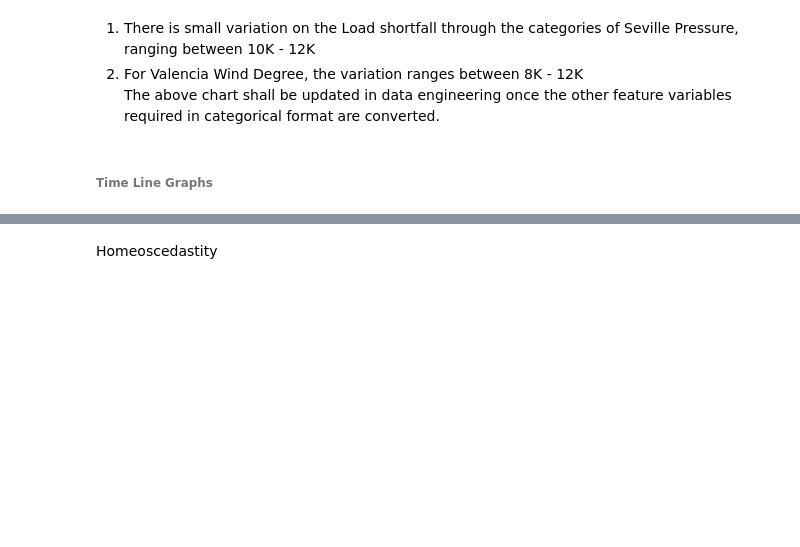
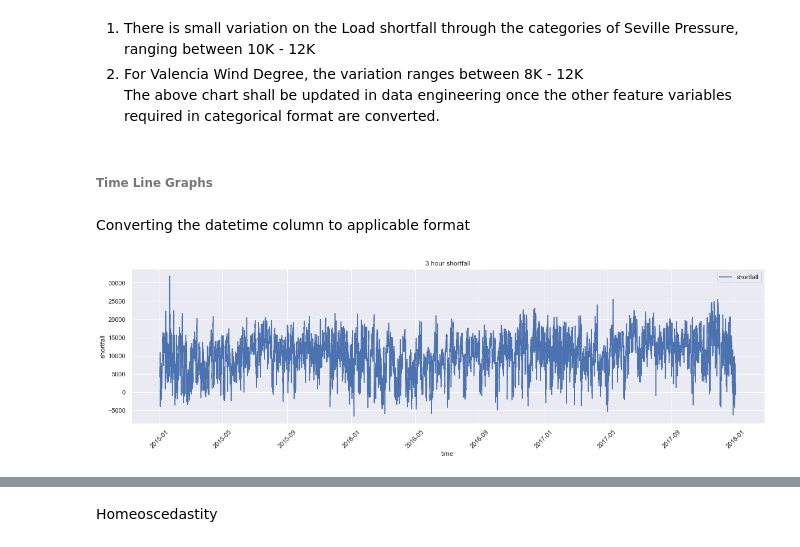
Before and after one commit to KenCBonyo/2110ACDS_ND5, a Jupyter notebook: 2110ACDS_ND5_v0.3.ipynb, the cells around one changed output, grey strips where cells are left out. Cells and saved outputs as stored; diff of their text form; code cells hidden in the pictures; blank space fills up the shorter version.

```diff
--- a/2110ACDS_ND5_v0.3.ipynb
+++ b/2110ACDS_ND5_v0.3.ipynb
@@ -334,3 +343,22 @@ for index, column in enumerate(cols) :                    #Iterate through the n
 The above chart shall be updated in data engineering once the other feature variables required in categorical format are converted.
 # %% [markdown]
 ###### Time Line Graphs
+# %% [markdown]
+Converting the datetime column to applicable format
+# %%
+train_df['datetime'] = pd.to_datetime(train_df['time'], format='%Y-%m-%d %H:%M:%S')
+# %%
+#plot the time line graph
+fig,ax = plt.subplots(figsize = (20, 5))
+dates = train_df['datetime']
+shortfall = train_df['load_shortfall_3h']
+
+ax.plot(dates, shortfall, label = 'shortfall')
+ax.set_title('3 hour shortfall')
+ax.set_xlabel('time')
+ax.set_ylabel('shortfall')
+ax.legend()
+plt.xticks(rotation=45)
+plt.show()
+# %% [output]
+[figure, added]
```
Also changed, not shown: parts of 49 cells of this notebook.
